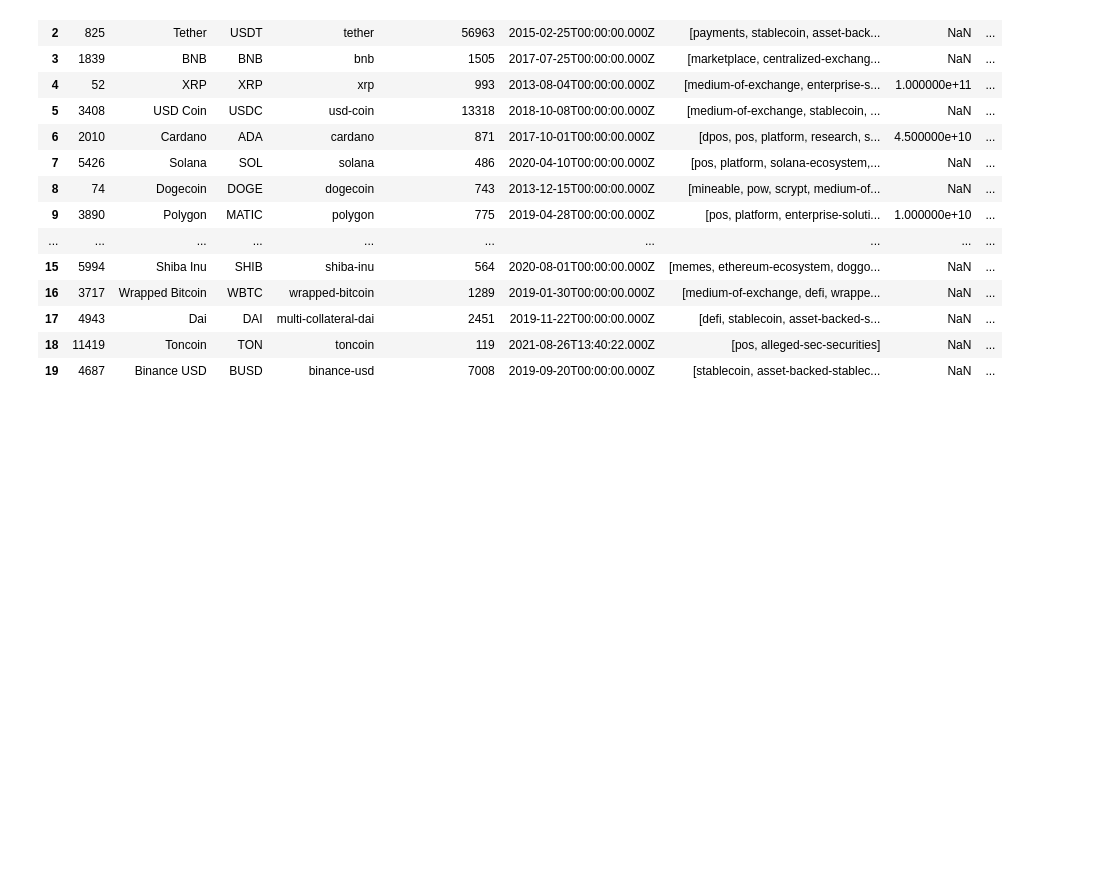
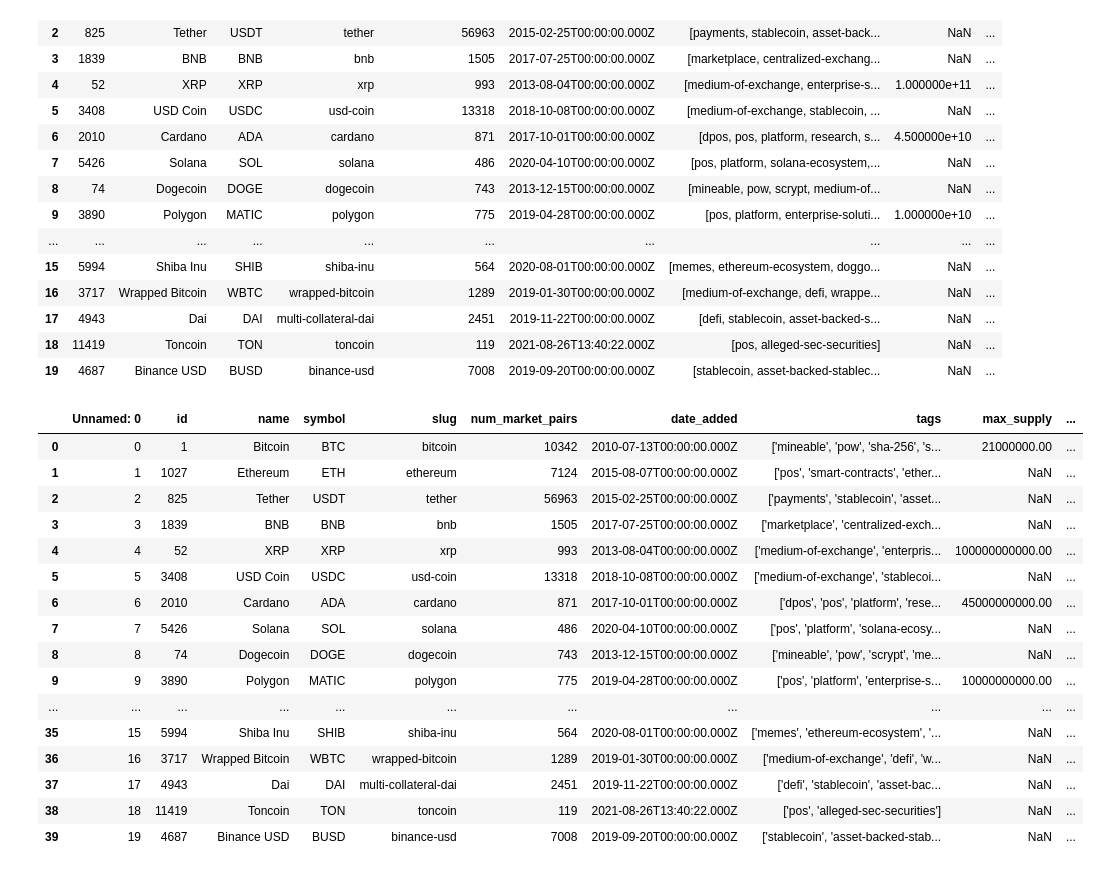
Before and after one commit to Prerit007/Crypto-API-Scrapper, a Jupyter notebook: Crypto.ipynb, the cells around one changed output. Drawn from its saved outputs; the diff is of its cells as text; code cells hidden in the pictures; blank space fills up the shorter version.

```diff
--- a/Crypto.ipynb
+++ b/Crypto.ipynb
@@ -127,3 +127,24 @@ df
 | 17 | 4943 | Dai | DAI | multi-collateral-dai | 2451 | 2019-11-22T00:00:00.000Z | [defi, stablecoin, asset-backed-s... | NaN | ... |
 | 18 | 11419 | Toncoin | TON | toncoin | 119 | 2021-08-26T13:40:22.000Z | [pos, alleged-sec-securities] | NaN | ... |
 | 19 | 4687 | Binance USD | BUSD | binance-usd | 7008 | 2019-09-20T00:00:00.000Z | [stablecoin, asset-backed-stablec... | NaN | ... |
+# %%
+df3 = pd.read_csv(r'D:\Crypto API Scrapper\API.csv')
+df3
+# %% [output]
+|  | Unnamed: 0 | id | name | symbol | slug | num_market_pairs | date_added | tags | max_supply | ... |
+| 0 | 0 | 1 | Bitcoin | BTC | bitcoin | 10342 | 2010-07-13T00:00:00.000Z | ['mineable', 'pow', 'sha-256', 's... | 21000000.00 | ... |
+| 1 | 1 | 1027 | Ethereum | ETH | ethereum | 7124 | 2015-08-07T00:00:00.000Z | ['pos', 'smart-contracts', 'ether... | NaN | ... |
+| 2 | 2 | 825 | Tether | USDT | tether | 56963 | 2015-02-25T00:00:00.000Z | ['payments', 'stablecoin', 'asset... | NaN | ... |
+| 3 | 3 | 1839 | BNB | BNB | bnb | 1505 | 2017-07-25T00:00:00.000Z | ['marketplace', 'centralized-exch... | NaN | ... |
+| 4 | 4 | 52 | XRP | XRP | xrp | 993 | 2013-08-04T00:00:00.000Z | ['medium-of-exchange', 'enterpris... | 100000000000.00 | ... |
+| 5 | 5 | 3408 | USD Coin | USDC | usd-coin | 13318 | 2018-10-08T00:00:00.000Z | ['medium-of-exchange', 'stablecoi... | NaN | ... |
+| 6 | 6 | 2010 | Cardano | ADA | cardano | 871 | 2017-10-01T00:00:00.000Z | ['dpos', 'pos', 'platform', 'rese... | 45000000000.00 | ... |
+| 7 | 7 | 5426 | Solana | SOL | solana | 486 | 2020-04-10T00:00:00.000Z | ['pos', 'platform', 'solana-ecosy... | NaN | ... |
+| 8 | 8 | 74 | Dogecoin | DOGE | dogecoin | 743 | 2013-12-15T00:00:00.000Z | ['mineable', 'pow', 'scrypt', 'me... | NaN | ... |
+| 9 | 9 | 3890 | Polygon | MATIC | polygon | 775 | 2019-04-28T00:00:00.000Z | ['pos', 'platform', 'enterprise-s... | 10000000000.00 | ... |
+| ... | ... | ... | ... | ... | ... | ... | ... | ... | ... | ... |
+| 35 | 15 | 5994 | Shiba Inu | SHIB | shiba-inu | 564 | 2020-08-01T00:00:00.000Z | ['memes', 'ethereum-ecosystem', '... | NaN | ... |
+| 36 | 16 | 3717 | Wrapped Bitcoin | WBTC | wrapped-bitcoin | 1289 | 2019-01-30T00:00:00.000Z | ['medium-of-exchange', 'defi', 'w... | NaN | ... |
+| 37 | 17 | 4943 | Dai | DAI | multi-collateral-dai | 2451 | 2019-11-22T00:00:00.000Z | ['defi', 'stablecoin', 'asset-bac... | NaN | ... |
+| 38 | 18 | 11419 | Toncoin | TON | toncoin | 119 | 2021-08-26T13:40:22.000Z | ['pos', 'alleged-sec-securities'] | NaN | ... |
+| 39 | 19 | 4687 | Binance USD | BUSD | binance-usd | 7008 | 2019-09-20T00:00:00.000Z | ['stablecoin', 'asset-backed-stab... | NaN | ... |
```
Also changed, not shown: parts of 5 cells of this notebook.
